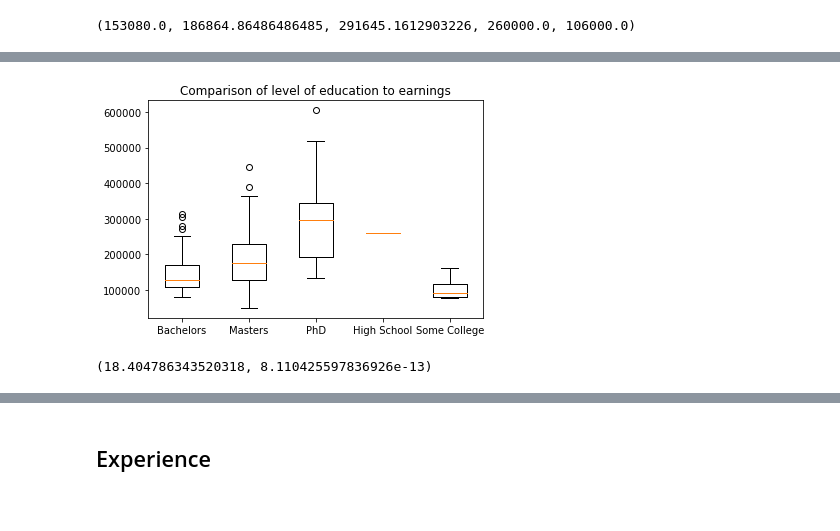
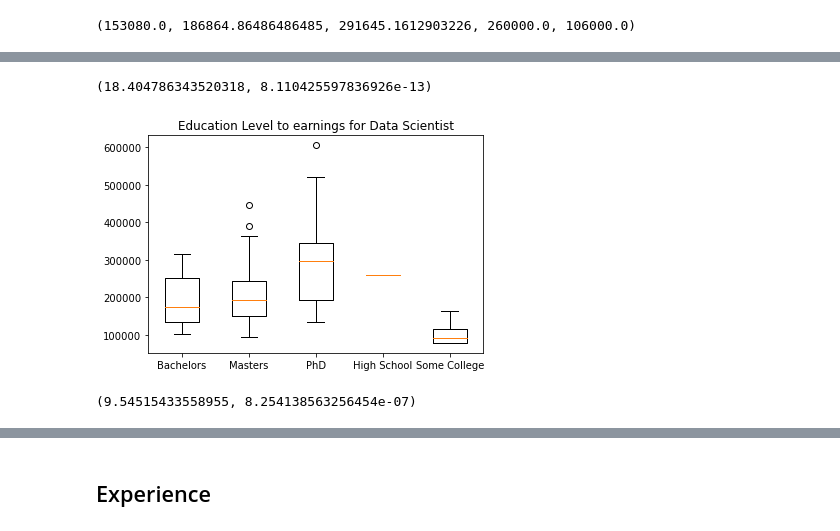
Before and after one commit to rita-s/Data_Analysis_Project_1, a Jupyter notebook: HR_Hackers.ipynb, the cells around one changed output, grey strips where cells are left out. Cells and saved outputs as stored; diff of their text form; code cells hidden in the pictures.

```diff
--- a/HR_Hackers.ipynb
+++ b/HR_Hackers.ipynb
@@ -371,9 +314,11 @@ list_of_educations = salary_education_experience['Education'].to_list()
 list_of_salary = salary_education_experience['Annual Salary'].to_list()
 list_of_years = salary_education_experience['Years of Experience'].to_list()
 list_of_locations = salary_education_experience['Location'].to_list()
+list_of_titles = salary_education_experience['Job Title'].to_list()
 # %%
 # Creating a new Data Frame
 education_summary = {
+    'Job': list_of_titles,
     'Salary': list_of_salary,
     'Education': list_of_educations,
     'Years_of_Experience': list_of_years,
@@ -423,19 +378,29 @@ bach_mean, master_mean, phd_mean, high_mean, sc_mean
+# %%
+# ANOVA test for plot above
+fvalue, pvalue = st.f_oneway(bach_sal['Salary'], master_sal['Salary'], phd_sal['Salary'], high_sal['Salary'],sc_sal['Salary'])
+fvalue, pvalue
+# %% [output]
+(18.404786343520318, 8.110425597836926e-13)
+# %%
+# Grouping Data for Data Analysts with 5 years experience at every education level
+bach_sal= data_education.loc[(data_education['Education'].str.contains("Bachelor's Degree")) & (data_education['Years_of_Experience'] == 5) & (data_education['Job'] == "Data Scientist")]
+master_sal= data_education.loc[(data_education['Education'].str.contains("Master's Degree"))& (data_education['Years_of_Experience'] == 5)  & (data_education['Job'] == "Data Scientist")]
+phd_sal= data_education.loc[(data_education['Education'].str.contains("PhD"))& (data_education['Years_of_Experience'] == 5) & (data_education['Job'] == "Data Scientist")]
+high_sal= data_education.loc[data_education['Education'].str.contains("Highschool")]
+sc_sal= data_education.loc[data_education['Education'].str.contains("Some College")]
 # %%
-# Displaying above data in visual form
-# High school data can be inaccurate as there is not enough data
-qualifications = ["Bachelor's ","Master's","PhD","High School","Some College"]
+# Plot for Data scientist average salary for each education level
 dataplot = [bach_sal['Salary'], master_sal['Salary'], phd_sal['Salary'],high_sal['Salary'],sc_sal['Salary']]
 fig7, ax7 = plt.subplots()
-ax7.set_title('Comparison of level of education to earnings')
+ax7.set_title('Education Level to earnings for Data Scientist')
 ax7.boxplot(dataplot)
 plt.xticks([1, 2, 3, 4, 5], ['Bachelors', 'Masters', 'PhD','High School','Some College'])
-plt.savefig('Comparison of level of education to earnings')
 plt.show()
 # %% [output]
-[figure, old version]
+[figure, new version]
 # %%
-# Calculating p value (if above 0.05 then hypothesis is supported)
+# ANOVA test for Data Scientist average salary for each education level: SUCCESS
 fvalue, pvalue = st.f_oneway(bach_sal['Salary'], master_sal['Salary'], phd_sal['Salary'], high_sal['Salary'],sc_sal['Salary'])
 fvalue, pvalue
 # %% [output]
-(18.404786343520318, 8.110425597836926e-13)
+(9.54515433558955, 8.254138563256454e-07)
```
Also changed, not shown: parts of 18 cells of this notebook, 2 other files.
